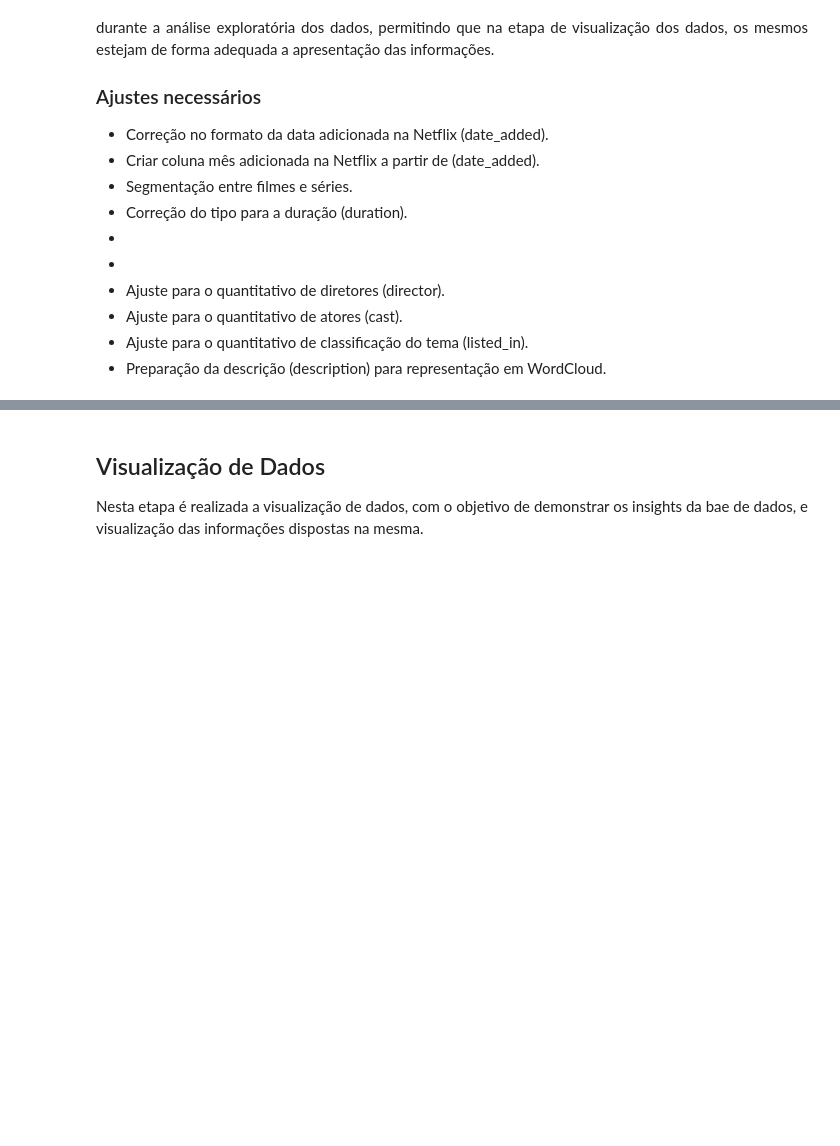
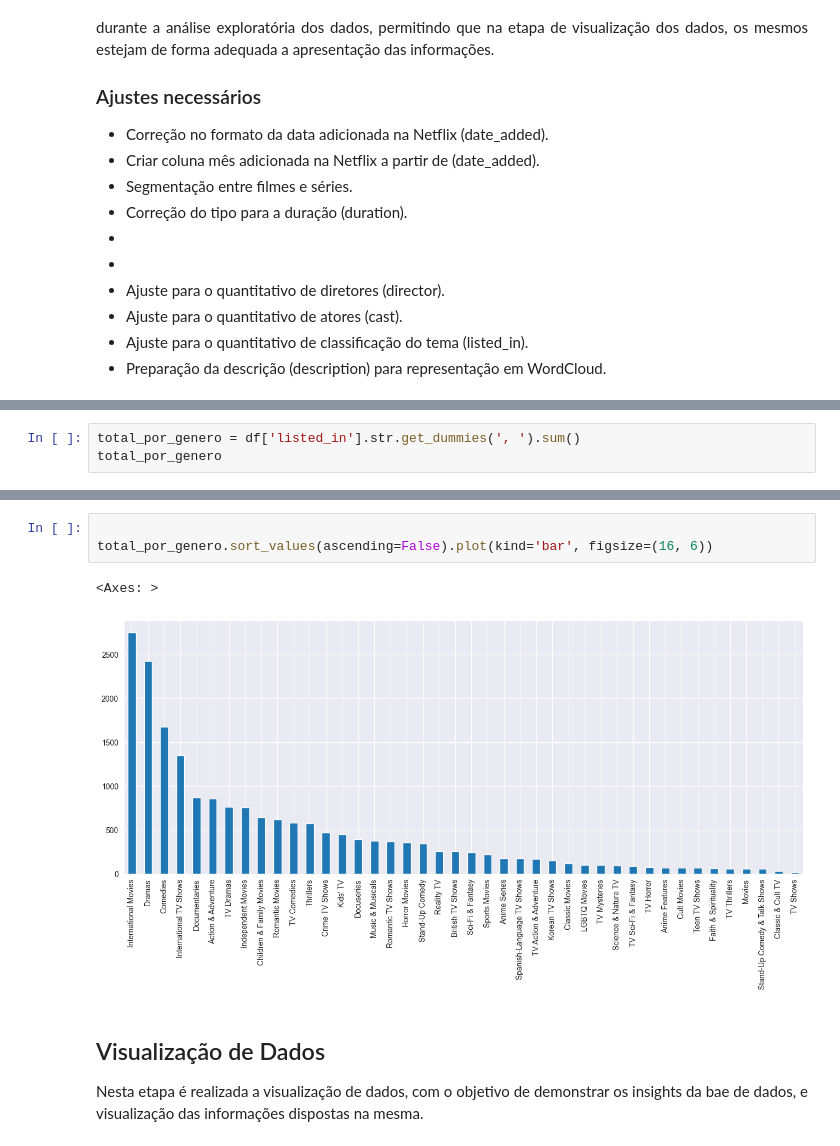
Before and after one commit to rafhaelom/analise-conteudo-netflix, a Jupyter notebook: analise_exploratoria_dados_conteudo_netflix.ipynb, the cells around one changed output, grey strips where cells are left out. Saved outputs shown, nothing was run; the diff lists cells and outputs as text; blank space fills up the shorter version.

```diff
--- a/analise_exploratoria_dados_conteudo_netflix.ipynb
+++ b/analise_exploratoria_dados_conteudo_netflix.ipynb
@@ -337,0 +369,3 @@ df.head(2)
+# %%
+total_por_genero = df['listed_in'].str.get_dummies(', ').sum()
+total_por_genero
@@ -338,3 +390,9 @@ df.head(2)
+# %%
+
+total_por_genero.sort_values(ascending=False).plot(kind='bar', figsize=(16, 6))
+# %% [output]
+<Axes: >
+[figure, added]
 # %% [markdown]
 <h2 id=eda>Visualização de Dados</h2>
 <p align='justify'>Nesta etapa é realizada a visualização de dados, com o objetivo de demonstrar os insights da bae de dados, e visualização das informações dispostas na mesma.</p>
```
Also changed, not shown: parts of 6 cells of this notebook.
